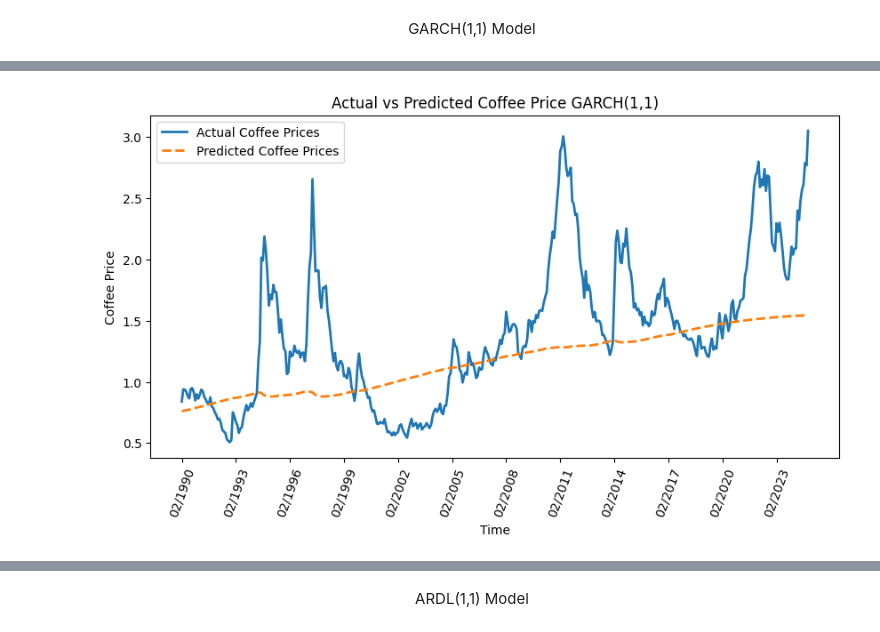
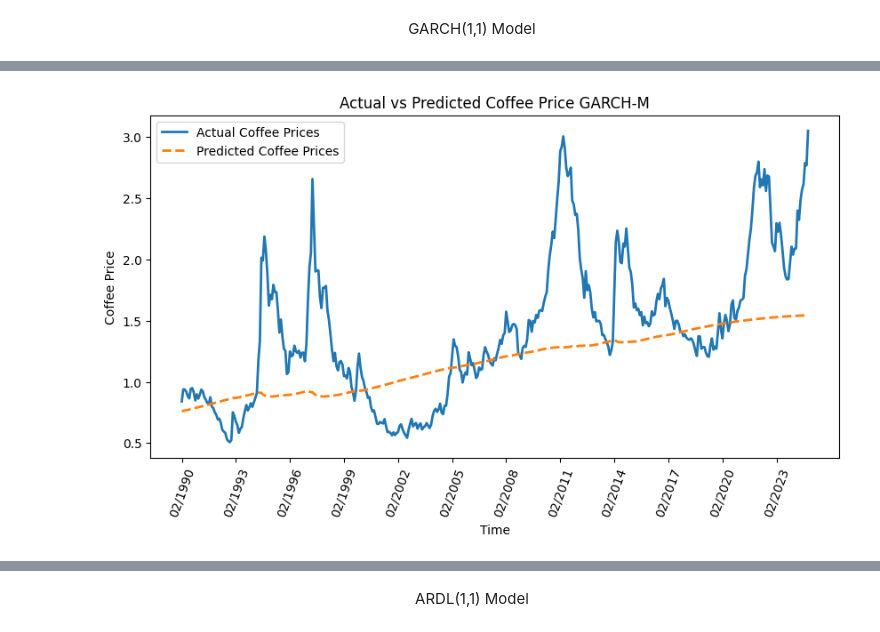
Before and after one commit to NicolasMSalas/eco395m_ml_coffee_trees, a Jupyter notebook: code/arima.ipynb, the cells around one changed output, grey strips where cells are left out. Drawn from its saved outputs; the diff is of its cells as text; code cells hidden in the pictures.

Commit message:
Fixing Graphs

```diff
--- a/code/arima.ipynb
+++ b/code/arima.ipynb
@@ -210,24 +212,24 @@ model or by setting rescale=False.
 # %%
 plt.figure(figsize=(10, 5))
 
 plt.plot(returns_aligned.index, cumulative_actual + 0.758300,
          label="Actual Coffee Prices", linewidth=2)
 
 plt.plot(returns_aligned.index, cumulative_predicted + 0.758300,
          label="Predicted Coffee Prices", linestyle="dashed", linewidth=2)
 
 plt.legend()
 
 tick_interval = 36
 plt.xticks(range(0, len(returns_aligned), tick_interval), rotation=70)
 
 plt.xlabel("Time")
 plt.ylabel("Coffee Price")
-plt.title("Actual vs Predicted Coffee Price GARCH(1,1)")
+plt.title("Actual vs Predicted Coffee Price GARCH-M")
 
 plt.show()
 # %% [output]
-[figure, old version]
+[figure, new version]
 # %%
 print(f'Train MSE: {train_mse}')
 print(f'Test MSE: {test_mse}')
```
Also changed, not shown: parts of 7 cells of this notebook.
